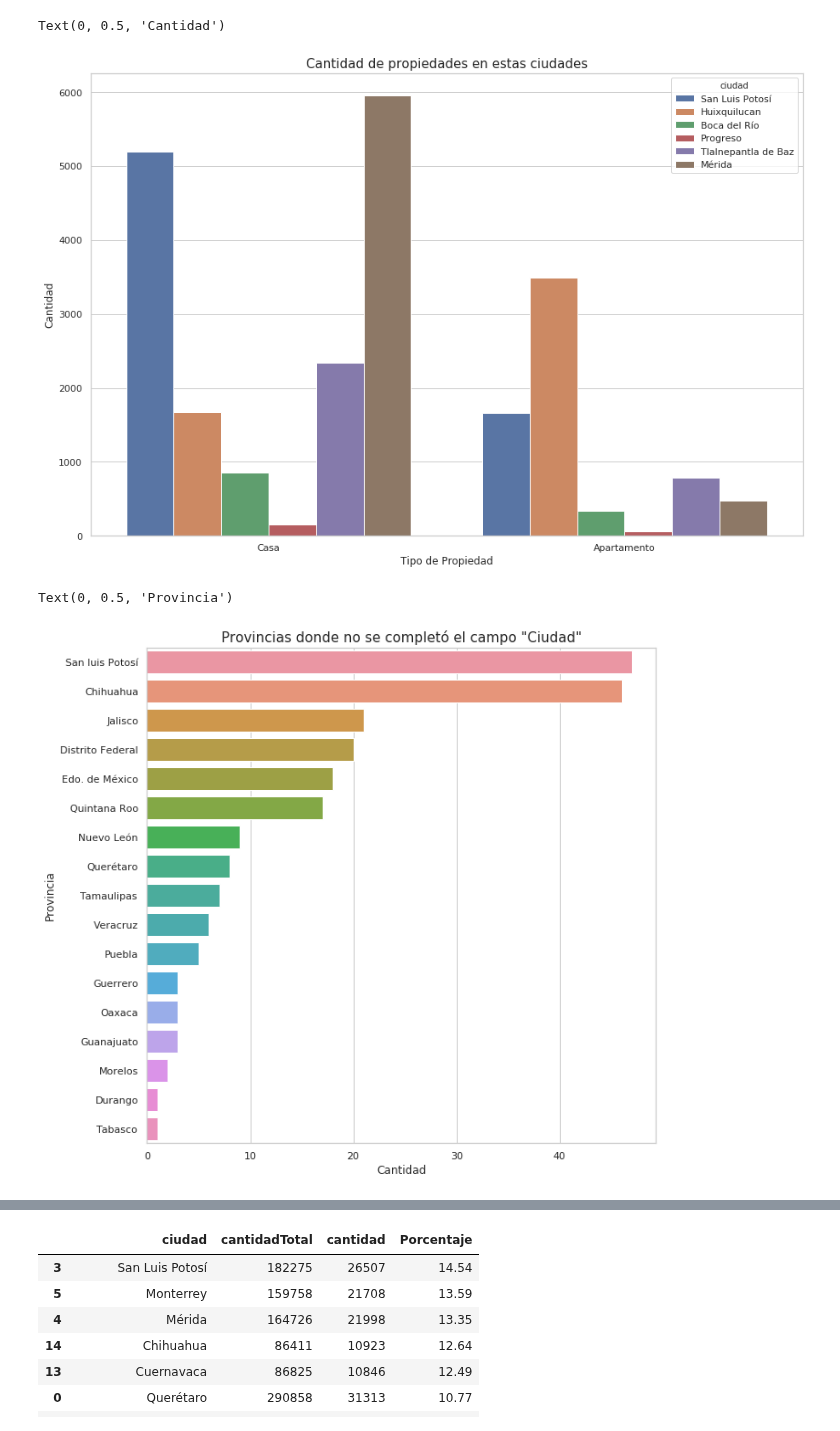
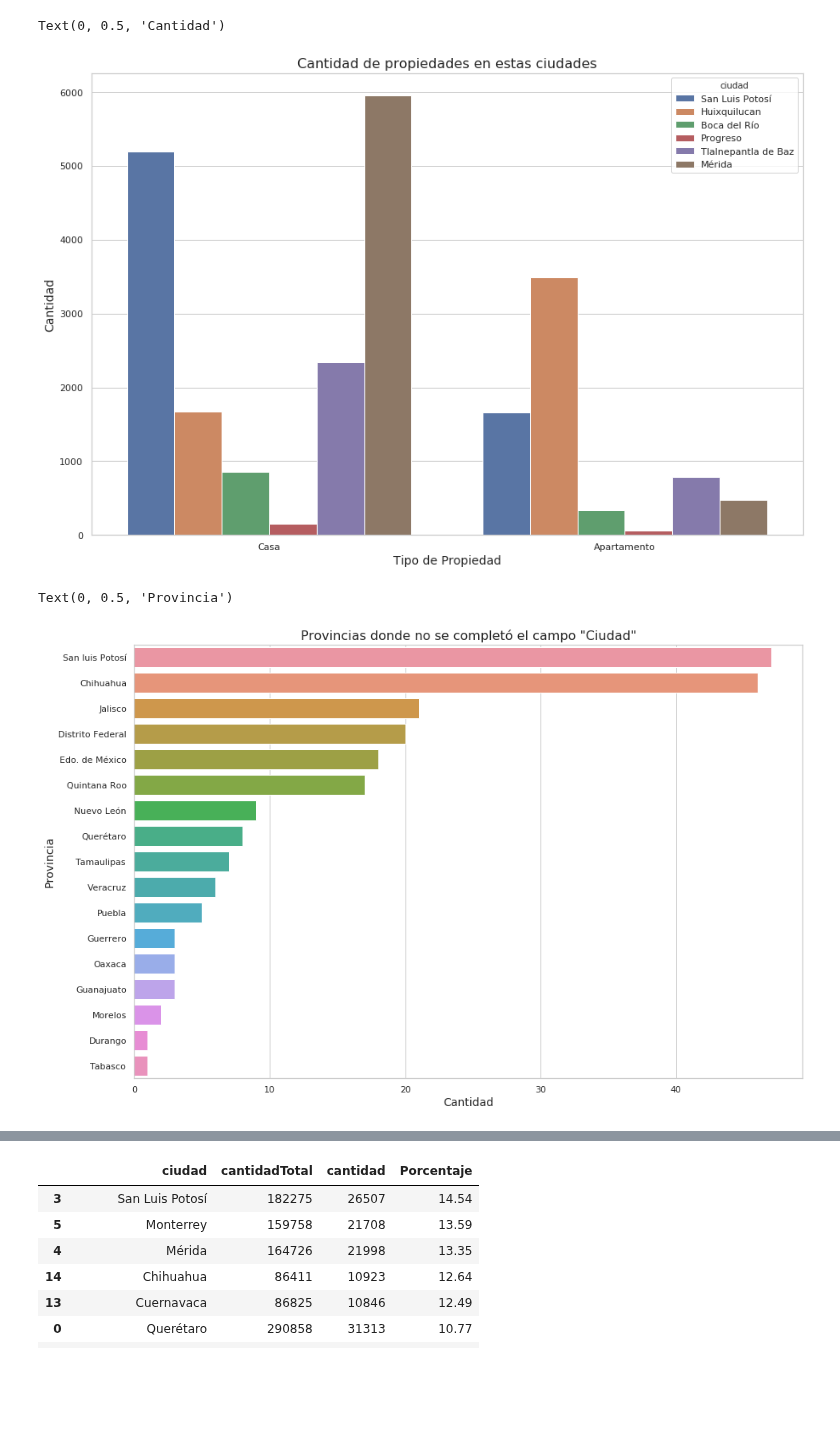
Before and after one commit to JuanCruzCastroLopez/tp1-zonajobs-analysis, a Jupyter notebook: DataSet_analisis.ipynb, the cells around one changed output, grey strips where cells are left out. Cells and saved outputs as stored; diff of their text form; code cells hidden in the pictures; blank space fills up the shorter version.

```diff
--- a/DataSet_analisis.ipynb
+++ b/DataSet_analisis.ipynb
@@ -68,30 +71,30 @@ for i in ciudades:
 
 plt.figure(figsize=(15, 10))
 g = sns.barplot(x=newDf['tipodepropiedad'], y=newDf['cantidad'], hue=newDf['ciudad'])
-g.set_title("Cantidad de propiedades en estas ciudades", fontsize=15)
-g.set_xlabel("Tipo de Propiedad", fontsize=12)
-g.set_ylabel("Cantidad", fontsize=12)
+g.set_title("Cantidad de propiedades en estas ciudades", fontsize=16)
+g.set_xlabel("Tipo de Propiedad", fontsize=14)
+g.set_ylabel("Cantidad", fontsize=14)
 # %% [output]
 Text(0, 0.5, 'Cantidad')
-[figure, old version]
+[figure, new version]
 # %%
 #Quiero ver las provincias donde no completaron el campo:"Ciudad"
 dfCiuNull = df[df['ciudad'].isnull()].groupby(['provincia']).size().reset_index()
 dfCiuNull.rename(columns={0:'cantidad'}, inplace=True)
 dfCiuNull = dfCiuNull.sort_values(by = 'cantidad', ascending=False)
 provincia = list(dfCiuNull.provincia)
 
-plt.figure(figsize=(10, 10))
+plt.figure(figsize=(15, 10))
 g = sns.barplot(x=dfCiuNull['cantidad'], y=dfCiuNull['provincia'], orient='h')
-g.set_title("Provincias donde no se completó el campo \"Ciudad\"", fontsize=15)
-g.set_xlabel("Cantidad", fontsize=12)
-g.set_ylabel("Provincia", fontsize=12)
+g.set_title("Provincias donde no se completó el campo \"Ciudad\"", fontsize=16)
+g.set_xlabel("Cantidad", fontsize=14)
+g.set_ylabel("Provincia", fontsize=14)
 
 
 #Mejorar grilla y valores para que den sin coma
 # %% [output]
 Text(0, 0.5, 'Provincia')
-[figure, old version]
+[figure, new version]
 # %%
 #Quiero ver las ciudades y provincias donde no completaron el campo:"Descripcion"
 #Notamos que la provincia con mayor cantidad de omisiones de descripcion es "Distrito federal"
```
Also changed, not shown: parts of 8 cells of this notebook, 1 other file.
